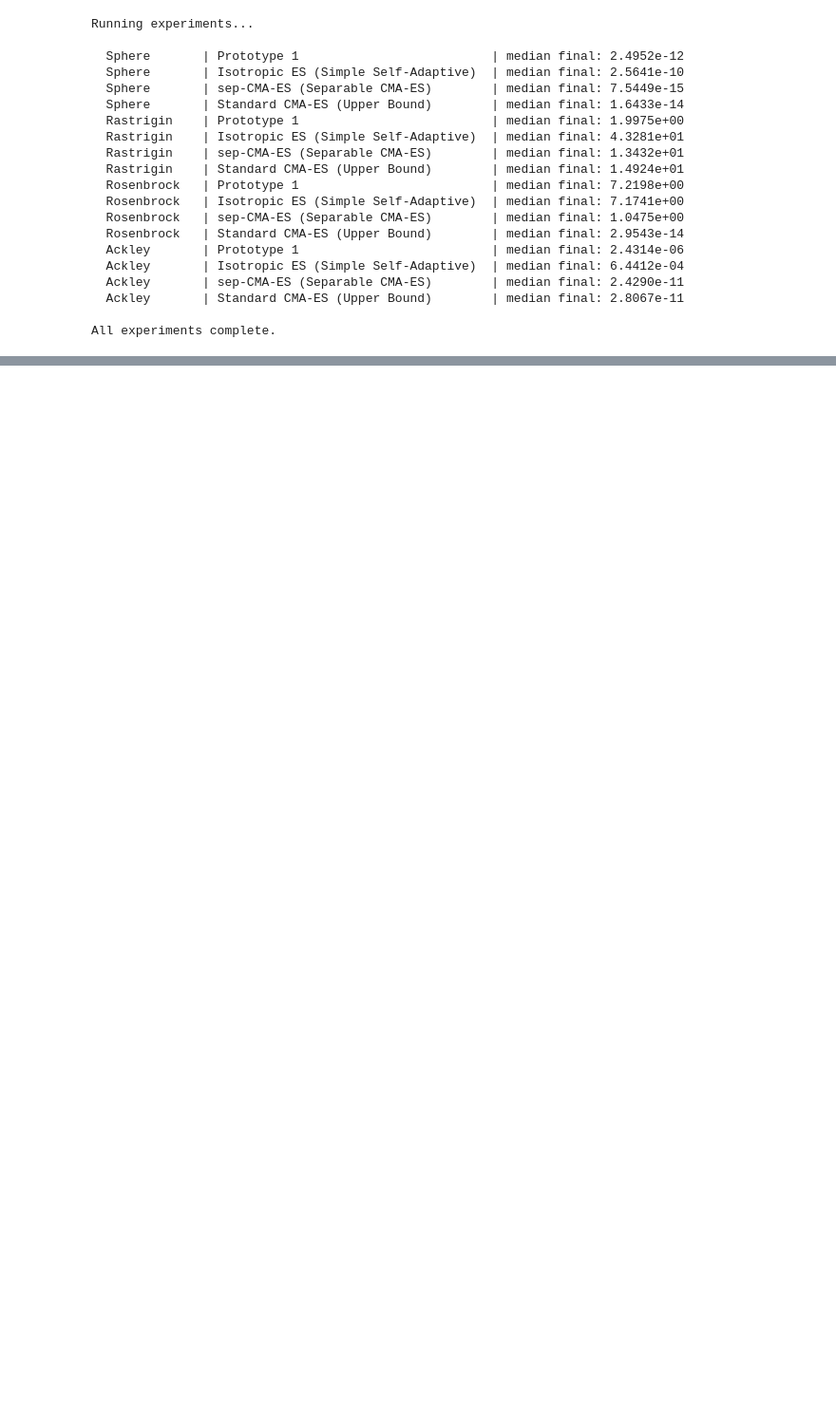
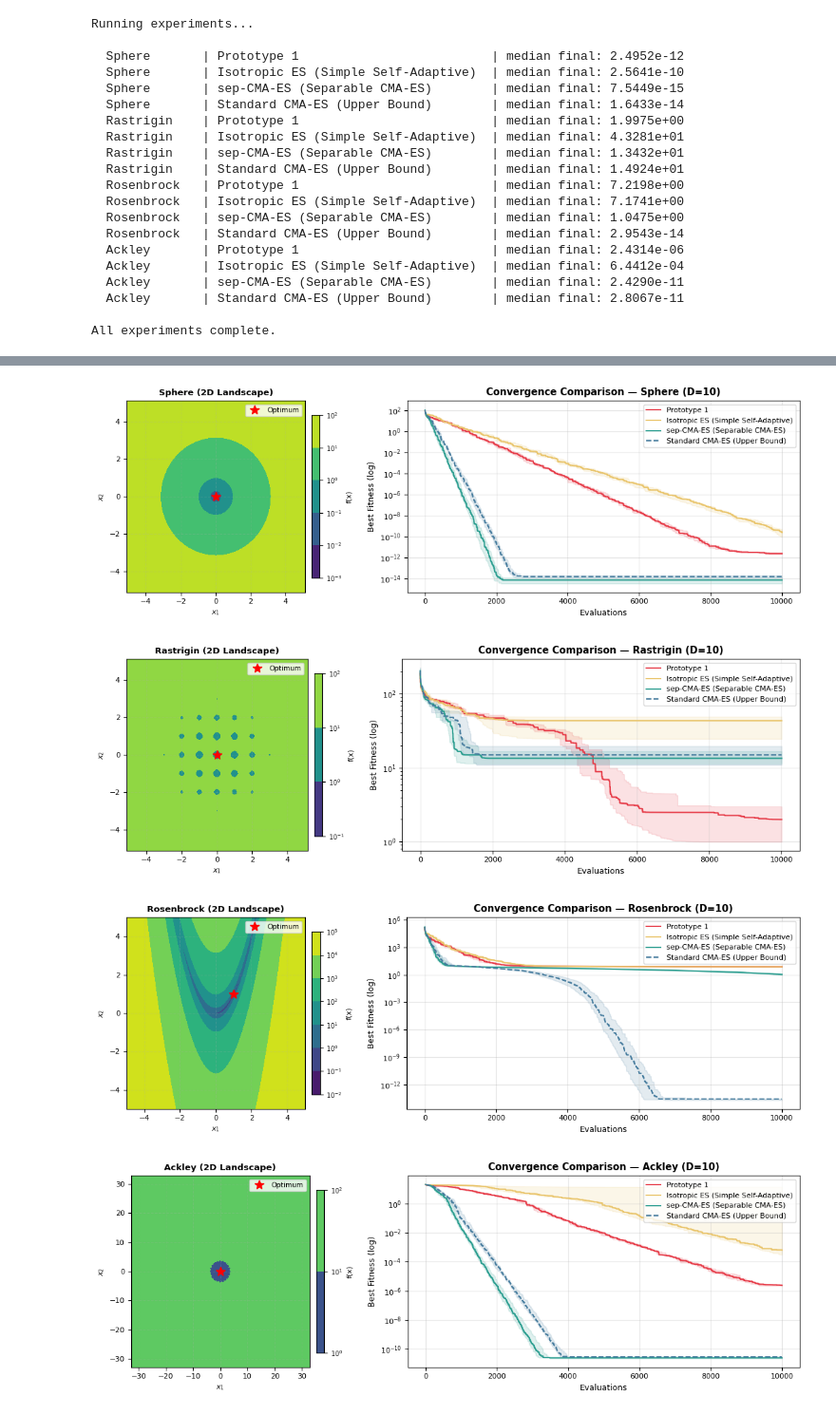
Before and after one commit to Bejmo/generalized-es, a Jupyter notebook: experiments/experiment_1.ipynb, the cells around one changed output, grey strips where cells are left out. Shown at 95% size. Drawn from its saved outputs; the diff is of its cells as text; code cells hidden in the pictures; blank space fills up the shorter version.

Commit message:
feat: plot of the benchmark functions in experiment_1

```diff
--- a/experiments/experiment_1.ipynb
+++ b/experiments/experiment_1.ipynb
@@ -135,41 +136,83 @@ Convergence plots with median ± IQR for all optimizers on each benchmark.
 # %%
+from matplotlib.colors import LogNorm
+
 COLORS = {
     'Prototype 1':                          '#E63946',
     'Isotropic ES (Simple Self-Adaptive)':  '#E9C46A',
     'sep-CMA-ES (Separable CMA-ES)':        '#2A9D8F',
     'Standard CMA-ES (Upper Bound)':        '#457B9D',
 }
 
 
-def plot_convergence(benchmark_name: str, data: dict, max_evals: int) -> None:
+def plot_benchmark_summary(bname: str, binfo: dict, data: dict, max_evals: int) -> None:
     """
-    Plot median convergence with IQR envelope for all optimizers.
+    Plot side-by-side with asymmetric width ratios:
+      Left:  Compact 2D Function Landscape (Contour Plot).
+      Right: Main Convergence Trajectories curve.
+    """
+    fig, (ax_surf, ax_conv) = plt.subplots(
+        1, 2,
+        figsize=(11, 3.8),
+        gridspec_kw={'width_ratios': [1, 1.8]}
+    )
 
-    Parameters
-    ----------
-    benchmark_name : str
-    data : dict[runner_name] = ndarray of shape (n_seeds, max_evals)
-    max_evals : int
-    """
-    fig, ax = plt.subplots(figsize=(9, 5))
+    # -------------------------------------------------------------
+    # 1. Left Panel: Compact 2D Contour Plot of Benchmark Function
+    # -------------------------------------------------------------
+    bounds = binfo['bounds']
+    x = np.linspace(bounds[0], bounds[1], 150)
+    y = np.linspace(bounds[0], bounds[1], 150)
+    X, Y = np.meshgrid(x, y)
+
+    Z = np.zeros_like(X)
+    for i in range(X.shape[0]):
+        for j in range(X.shape[1]):
+            Z[i, j] = binfo['fn'](np.array([X[i, j], Y[i, j]]))
+
+    Z_min = Z.min()
+    Z_shift = Z - Z_min + 1e-6 if Z_min <= 0 else Z
+
+    cs = ax_surf.contourf(X, Y, Z_shift, levels=25, cmap='viridis', norm=LogNorm())
+    cbar = fig.colorbar(cs, ax=ax_surf, pad=0.03, shrink=0.85)
+    cbar.set_label('f(x)', fontsize=8)
+    cbar.ax.tick_params(labelsize=7)
+
+    opt = binfo['optimum'](2)
+    ax_surf.plot(opt[0], opt[1], 'r*', markersize=10, label='Optimum', zorder=5)
+    ax_surf.set_title(f'{bname} (2D Landscape)', fontsize=9.5, fontweight='bold')
+    ax_surf.set_xlabel('$x_1$', fontsize=8)
+    ax_surf.set_ylabel('$x_2$', fontsize=8)
+    ax_surf.tick_params(labelsize=8)
+    ax_surf.grid(True, alpha=0.2, linestyle='--')
+    ax_surf.legend(loc='upper right', fontsize=7.5)
+
+    # -------------------------------------------------------------
+    # 2. Right Panel: Convergence Trajectories
+    # -------------------------------------------------------------
     evals = np.arange(1, max_evals + 1)
 
     for rname, traces in data.items():
         median = np.median(traces, axis=0)
         q25 = np.percentile(traces, 25, axis=0)
         q75 = np.percentile(traces, 75, axis=0)
 
         color = COLORS.get(rname, '#888888')
-        # Use dashed line for Upper Bound to differentiate it visually
         ls = '--' if 'Upper Bound' in rname else '-'
-        ax.plot(evals, median, label=rname, color=color, linewidth=1.5, linestyle=ls)
-        ax.fill_between(evals, q25, q75, alpha=0.15, color=color)
+        ax_conv.plot(evals, median, label=rname, color=color, linewidth=1.5, linestyle=ls)
+        ax_conv.fill_between(evals, q25, q75, alpha=0.15, color=color)
 
-    ax.set_yscale('log')
-    ax.set_xlabel('Evaluations')
-    ax.set_ylabel('Best Fitness (log)')
-    ax.set_title(f'Convergence Comparison — {benchmark_name}')
-    ax.legend(loc='upper right')
-    ax.grid(True, alpha=0.3)
+    ax_conv.set_yscale('log')
+    ax_conv.set_xlabel('Evaluations', fontsize=9)
+    ax_conv.set_ylabel('Best Fitness (log)', fontsize=9)
+    ax_conv.set_title(f'Convergence Comparison — {bname} (D=10)', fontsize=10.5, fontweight='bold')
+    ax_conv.legend(loc='upper right', fontsize=8)
+    ax_conv.grid(True, alpha=0.3)
+    ax_conv.tick_params(labelsize=8)
+
     plt.tight_layout()
     plt.show()
+# %% [output]
+[figure, added]
+[figure, added]
+[figure, added]
+[figure, added]
```
Also changed, not shown: parts of 6 cells of this notebook.
